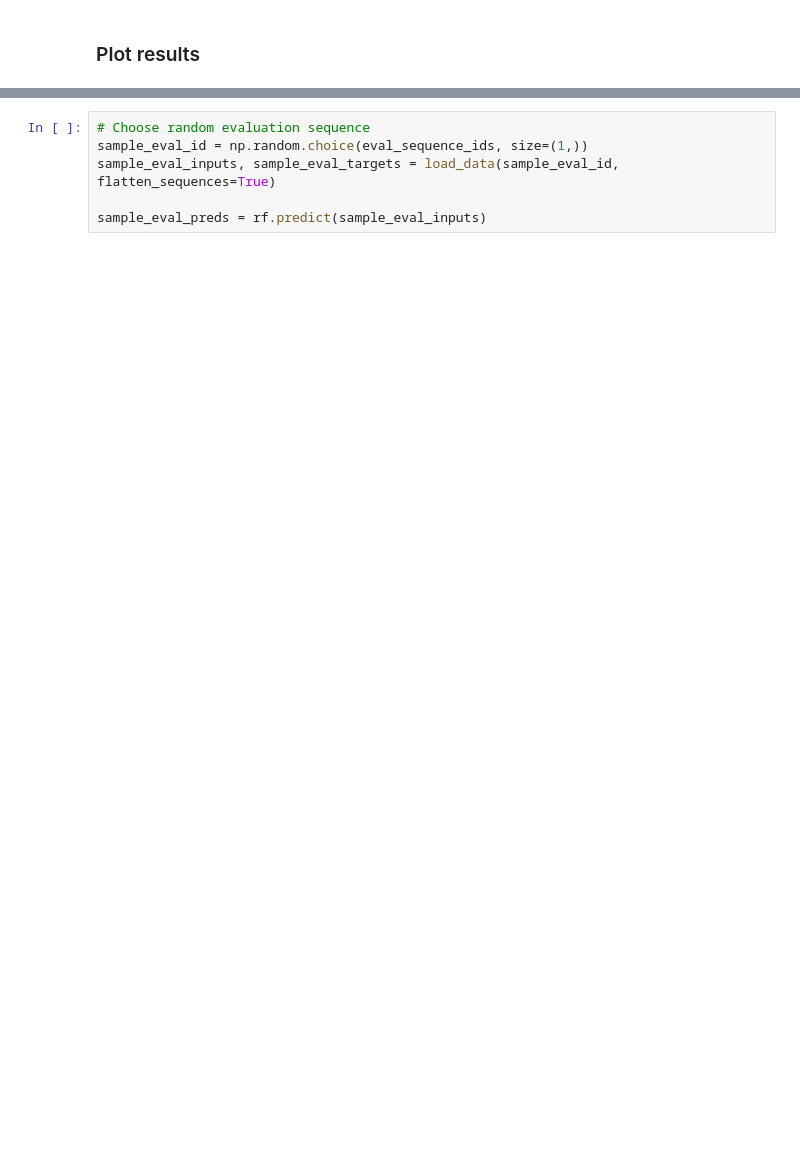
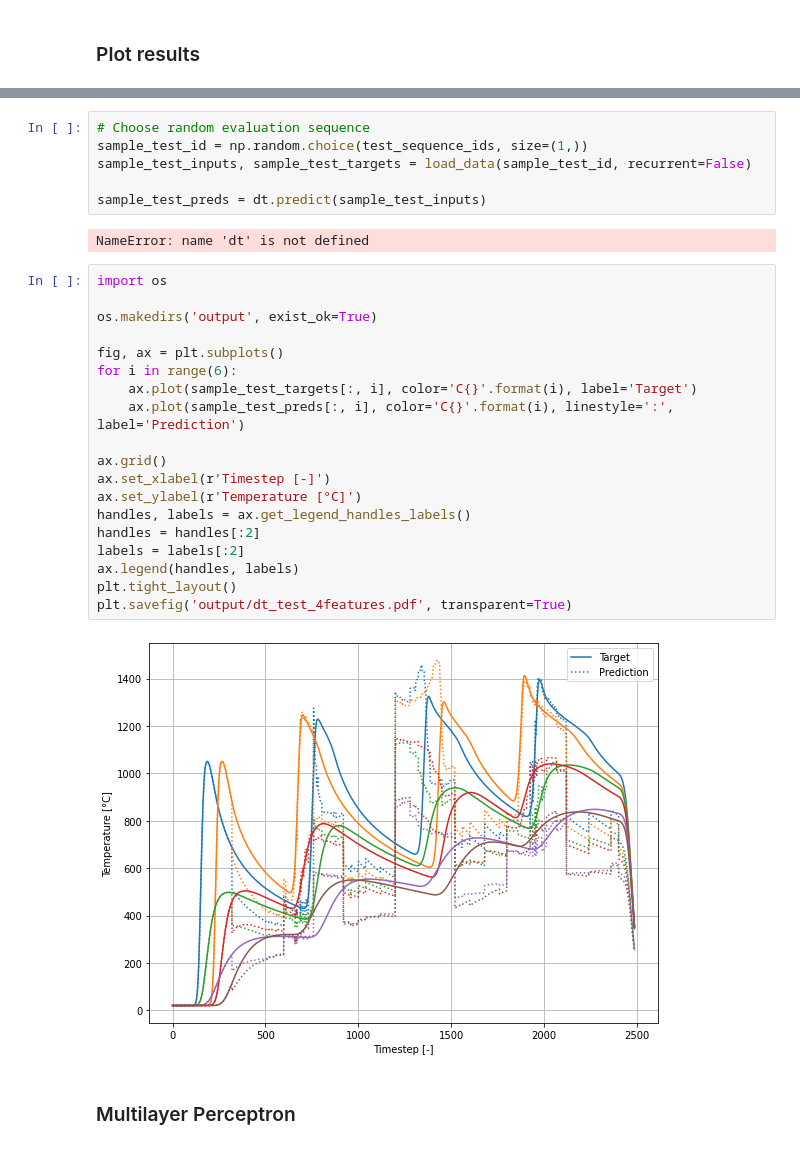
Before and after one commit to CarolineSainvitu/cenaero, a Jupyter notebook: yann/cenaero.ipynb, the cells around one changed output, grey strips where cells are left out. Saved outputs shown, nothing was run; the diff lists cells and outputs as text; blank space fills up the shorter version.

```diff
--- a/yann/cenaero.ipynb
+++ b/yann/cenaero.ipynb
@@ -122,6 +188,31 @@ plt.rcParams["figure.figsize"] = (8, 6)
 # %%
 # Choose random evaluation sequence
-sample_eval_id = np.random.choice(eval_sequence_ids, size=(1,))
-sample_eval_inputs, sample_eval_targets = load_data(sample_eval_id, flatten_sequences=True)
+sample_test_id = np.random.choice(test_sequence_ids, size=(1,))
+sample_test_inputs, sample_test_targets = load_data(sample_test_id, recurrent=False)
 
-sample_eval_preds = rf.predict(sample_eval_inputs)
+sample_test_preds = dt.predict(sample_test_inputs)
+# %% [output]
+NameError: name 'dt' is not defined
+# %%
+import os
+
+os.makedirs('output', exist_ok=True)
+
+fig, ax = plt.subplots()
+for i in range(6):
+    ax.plot(sample_test_targets[:, i], color='C{}'.format(i), label='Target')
+    ax.plot(sample_test_preds[:, i], color='C{}'.format(i), linestyle=':', label='Prediction')
+
+ax.grid()
+ax.set_xlabel(r'Timestep [-]')
+ax.set_ylabel(r'Temperature [°C]')
+handles, labels = ax.get_legend_handles_labels()
+handles = handles[:2]
+labels = labels[:2]
+ax.legend(handles, labels)
+plt.tight_layout()
+plt.savefig('output/dt_test_4features.pdf', transparent=True)
+# %% [output]
+[figure, added]
+# %% [markdown]
+### Multilayer Perceptron
```
Also changed, not shown: parts of 23 cells of this notebook.
